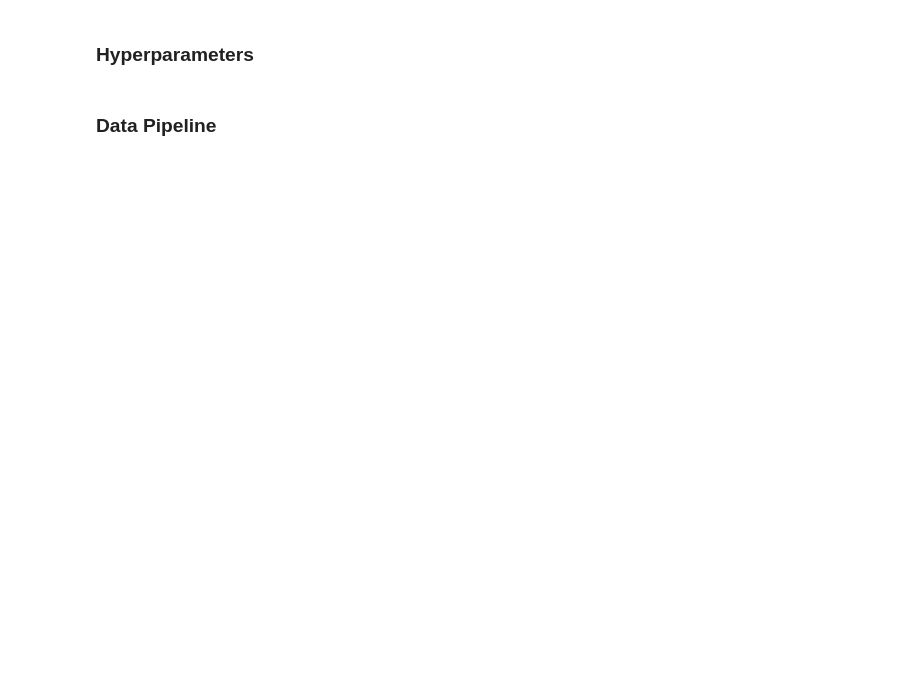
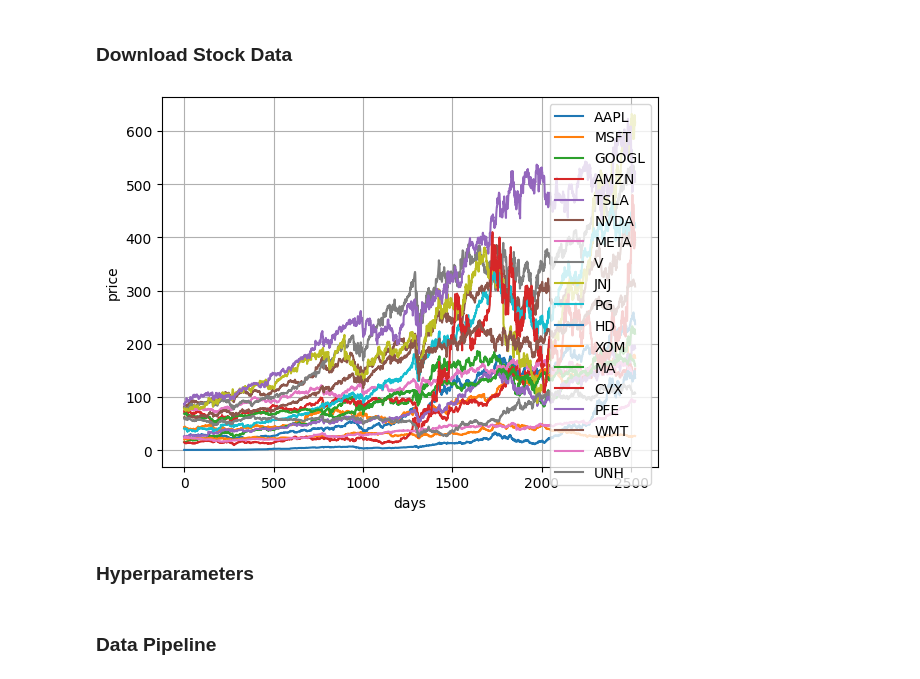
Before and after one commit to jelenesm/dl-fin, a Jupyter notebook: train.ipynb, the cells around one changed output. Saved outputs shown, nothing was run; the diff lists cells and outputs as text; code cells hidden in the pictures; blank space fills up the shorter version.

```diff
--- a/train.ipynb
+++ b/train.ipynb
@@ -5,3 +14,29 @@ from models import model1, model2
+# %% [markdown]
+### Download Stock Data
+# %%
+tickers = [
+    'AAPL', 'MSFT', 'GOOGL', 'AMZN', 'TSLA', 'NVDA', 'META', 'V', 'JNJ', 'PG', 'HD', 'XOM', 'MA', 'CVX', 'PFE', 'WMT', 'ABBV', 'UNH'
+    ]
+
+download = False
+if download:
+    stock_data = yf.download(tickers, start='2015-01-01', end='2025-01-11')
+    closing_prices = stock_data['Close']
+    P = closing_prices.to_numpy()
+    np.save('stock_prices.npy', P)
+else:
+    P = np.load('stock_prices.npy')
+
+plt.figure()
+for price, ticker in zip(P.T, tickers):
+    plt.plot(price,label=ticker)
+plt.xlabel('days')
+plt.ylabel('price')
+plt.legend()
+plt.grid()
+plt.show()
+# %% [output]
+[figure, added]
 # %% [markdown]
 ### Hyperparameters
 # %%
```
Also changed, not shown: parts of 21 cells of this notebook, 2 other files.
